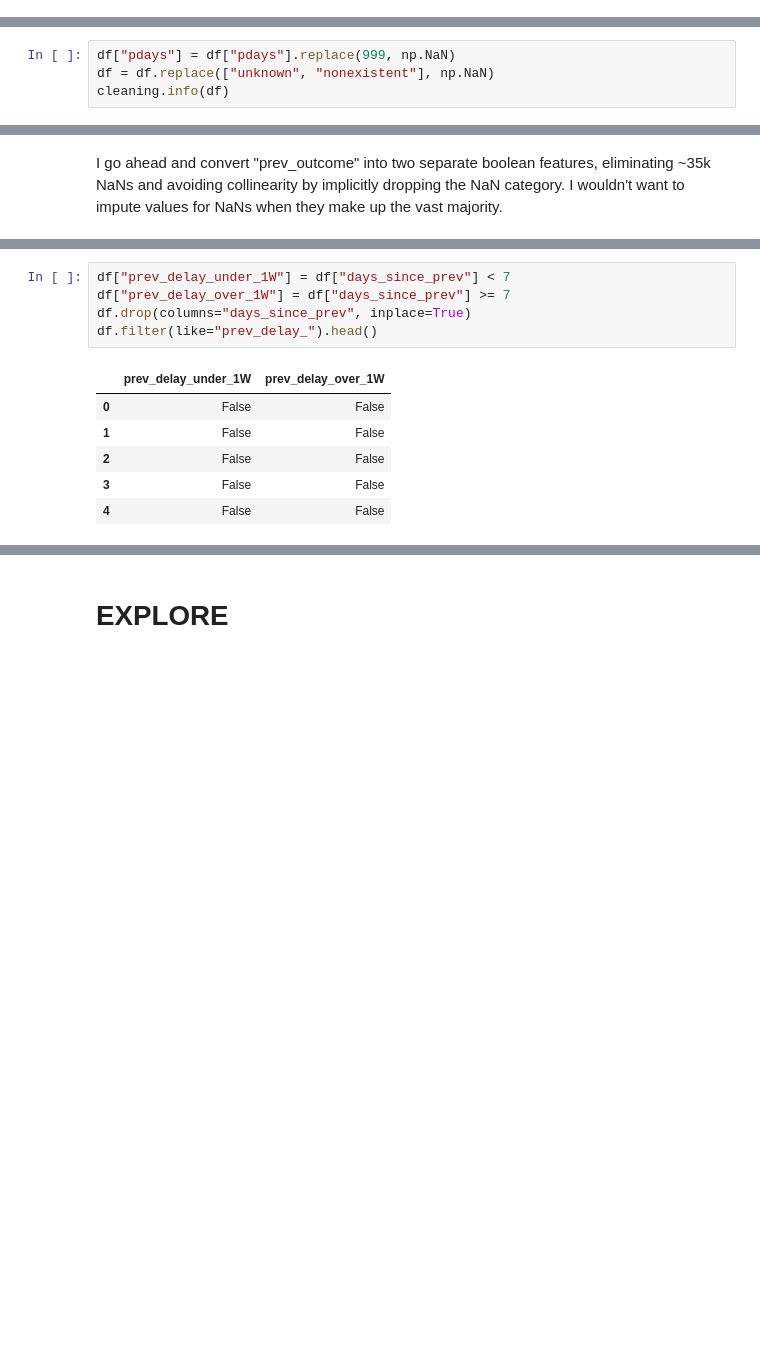
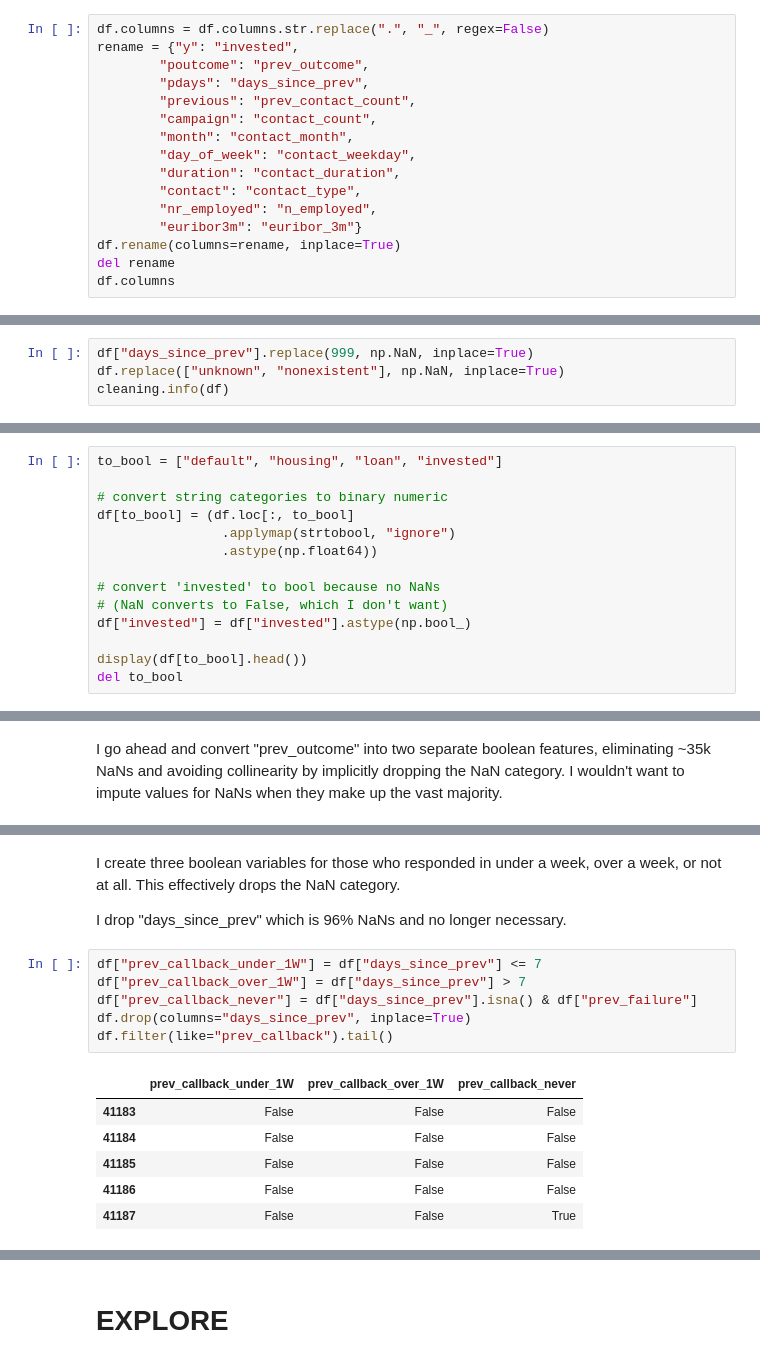
Before and after one commit to ndgigliotti/dsc-phase-3-project, a Jupyter notebook: index.ipynb, the cells around one changed output, grey strips where cells are left out. Saved outputs shown, nothing was run; the diff lists cells and outputs as text; blank space fills up the shorter version.

```diff
--- a/index.ipynb
+++ b/index.ipynb
@@ -90,0 +93,16 @@ dtype: int64
+# %%
+df.columns = df.columns.str.replace(".", "_", regex=False)
+rename = {"y": "invested",
+        "poutcome": "prev_outcome",
+        "pdays": "days_since_prev",
+        "previous": "prev_contact_count",
+        "campaign": "contact_count",
+        "month": "contact_month",
+        "day_of_week": "contact_weekday",
+        "duration": "contact_duration",
+        "contact": "contact_type",
+        "nr_employed": "n_employed",
+        "euribor3m": "euribor_3m"}
+df.rename(columns=rename, inplace=True)
+del rename
+df.columns
@@ -91,6 +116,6 @@ dtype: int64
 # %%
-df["pdays"] = df["pdays"].replace(999, np.NaN)
-df = df.replace(["unknown", "nonexistent"], np.NaN)
+df["days_since_prev"].replace(999, np.NaN, inplace=True)
+df.replace(["unknown", "nonexistent"], np.NaN, inplace=True)
 cleaning.info(df)
 # %% [output]
 |  | nan | nan_% | uniq | uniq_% | dup | dup_% |
@@ -179,0 +176,14 @@ df.drop_duplicates(inplace=True)
+# %%
+to_bool = ["default", "housing", "loan", "invested"]
+
+# convert string categories to binary numeric
+df[to_bool] = (df.loc[:, to_bool]
+                .applymap(strtobool, "ignore")
+                .astype(np.float64))
+
+# convert 'invested' to bool because no NaNs
+# (NaN converts to False, which I don't want)
+df["invested"] = df["invested"].astype(np.bool_)
+
+display(df[to_bool].head())
+del to_bool
@@ -201,12 +235,17 @@ df["days_since_prev"].quantile(.5)
+# %% [markdown]
+I create three boolean variables for those who responded in under a week, over a week, or not at all. This effectively drops the NaN category.
+
+I drop "days_since_prev" which is 96% NaNs and no longer necessary.
 # %%
-df["prev_delay_under_1W"] = df["days_since_prev"] < 7
-df["prev_delay_over_1W"] = df["days_since_prev"] >= 7
+df["prev_callback_under_1W"] = df["days_since_prev"] <= 7
+df["prev_callback_over_1W"] = df["days_since_prev"] > 7
+df["prev_callback_never"] = df["days_since_prev"].isna() & df["prev_failure"]
 df.drop(columns="days_since_prev", inplace=True)
-df.filter(like="prev_delay_").head()
+df.filter(like="prev_callback").tail()
 # %% [output]
-|  | prev_delay_under_1W | prev_delay_over_1W |
-| 0 | False | False |
-| 1 | False | False |
-| 2 | False | False |
-| 3 | False | False |
-| 4 | False | False |
+|  | prev_callback_under_1W | prev_callback_over_1W | prev_callback_never |
+| 41183 | False | False | False |
+| 41184 | False | False | False |
+| 41185 | False | False | False |
+| 41186 | False | False | False |
+| 41187 | False | False | True |
```
Also changed, not shown: parts of 20 cells of this notebook.
